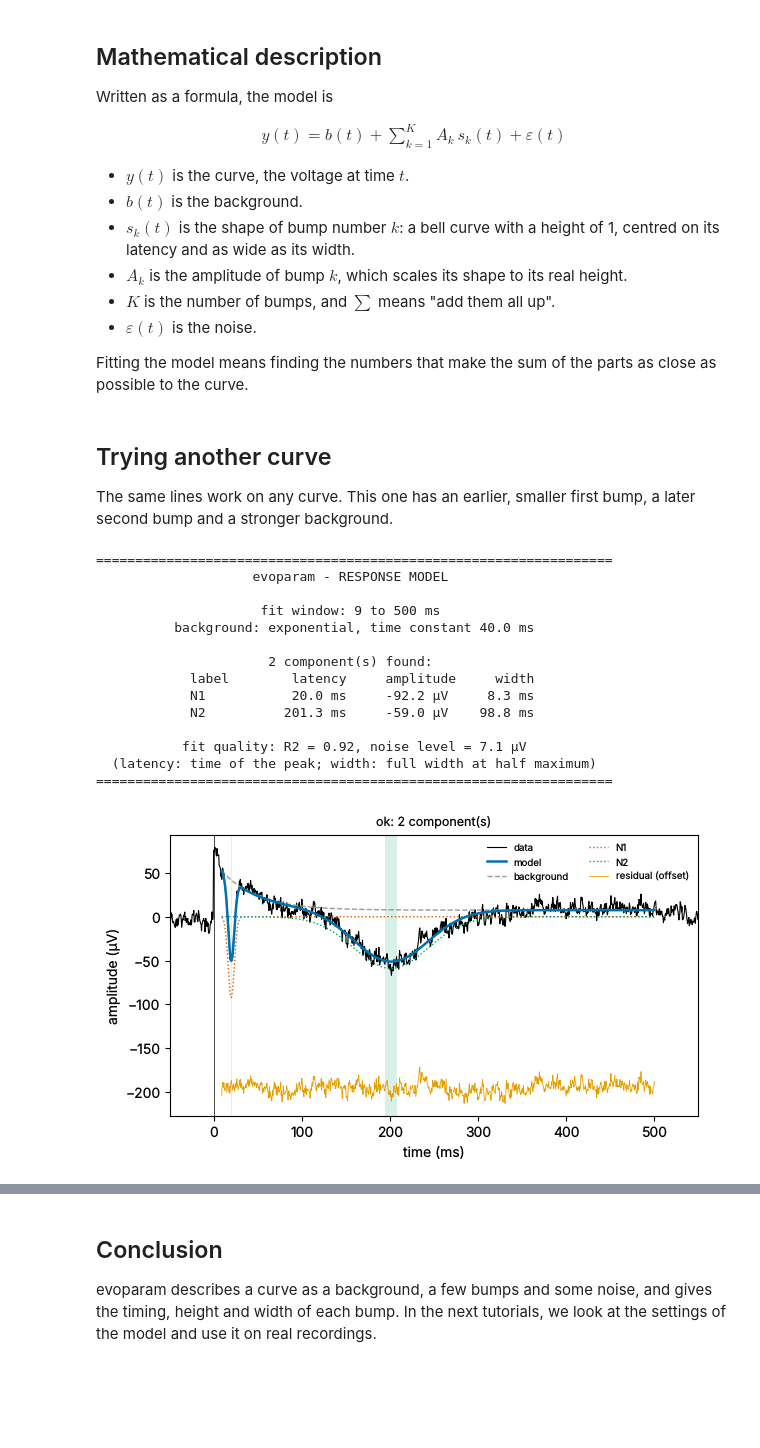
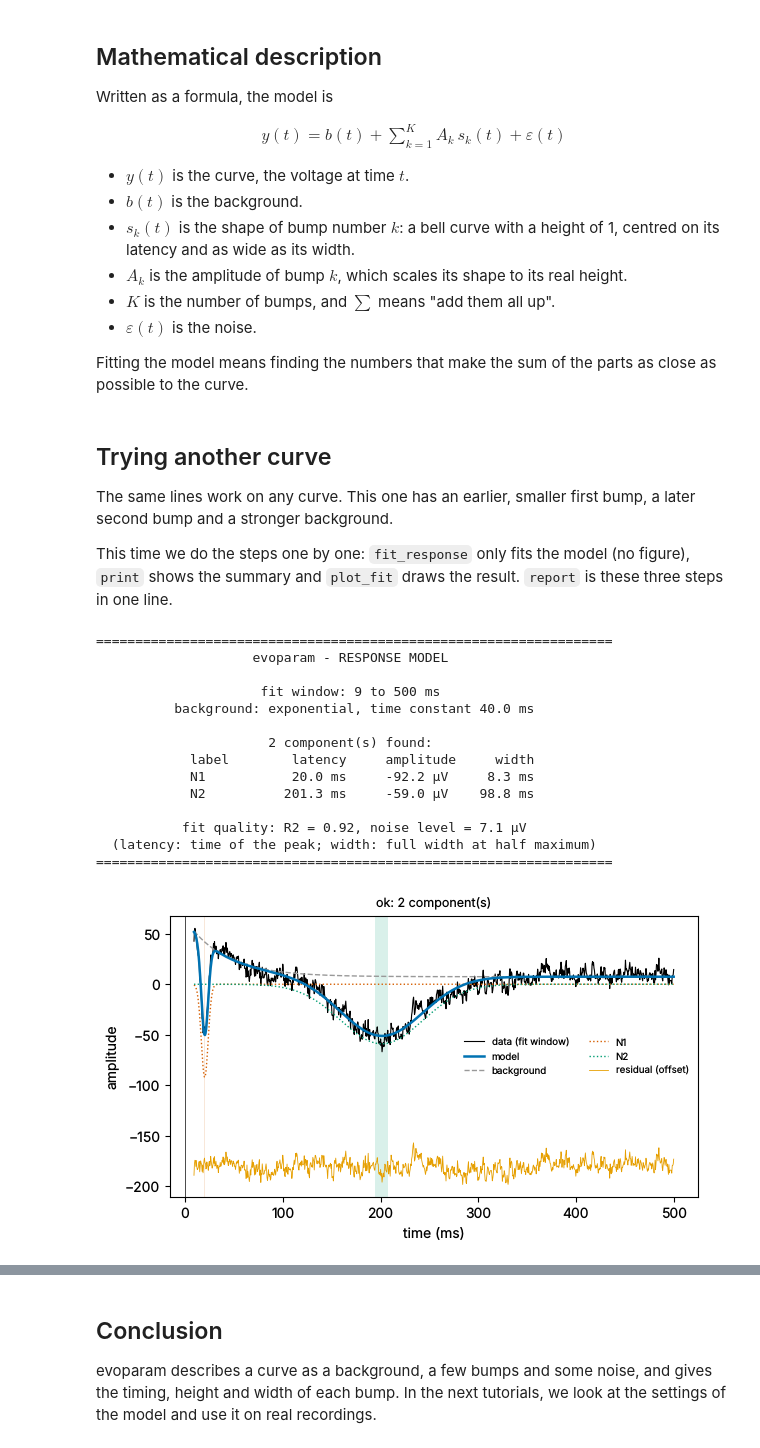
Before and after one commit to yannbellec/evoparam, a Jupyter notebook: docs/notebooks/01_model_description.ipynb, the cells around one changed output, grey strips where cells are left out. Drawn from its saved outputs; the diff is of its cells as text; code cells hidden in the pictures; blank space fills up the shorter version.

```diff
--- a/docs/notebooks/01_model_description.ipynb
+++ b/docs/notebooks/01_model_description.ipynb
@@ -146,27 +153,37 @@ possible to the curve.
 
 The same lines work on any curve. This one has an earlier, smaller first bump, a later
 second bump and a stronger background.
+
+This time we do the steps one by one: ``fit_response`` only fits the model (no figure),
+``print`` shows the summary and ``plot_fit`` draws the result. ``report`` is these three
+steps in one line.
 # %%
 # Two other bumps, and a background given as [height (µV), how fast it fades (ms)]
 bumps = [[20, -100, 8], [200, -50, 100]]
 times2, signal2 = gen_response(bumps, background=[80, 40], seed=1)
-print(report(times2, signal2, preset="ccep"))
+
+# Fit the model, without drawing
+fit2 = fit_response(times2, signal2, preset="ccep")
-# %% [output]
-==================================================================
-                    evoparam - RESPONSE MODEL
-
-                     fit window: 9 to 500 ms
-          background: exponential, time constant 40.0 ms
-
-                      2 component(s) found:
-            label        latency     amplitude     width
-            N1           20.0 ms     -92.2 µV     8.3 ms
-            N2          201.3 ms     -59.0 µV    98.8 ms
-
-           fit quality: R2 = 0.92, noise level = 7.1 µV
-  (latency: time of the peak; width: full width at half maximum)
-==================================================================
-[figure, removed]
+# %%
+# Show the summary, then draw the fit
+print(fit2)
+fig = plot_fit(fit2)
+# %% [output]
+==================================================================
+                    evoparam - RESPONSE MODEL
+
+                     fit window: 9 to 500 ms
+          background: exponential, time constant 40.0 ms
+
+                      2 component(s) found:
+            label        latency     amplitude     width
+            N1           20.0 ms     -92.2 µV     8.3 ms
+            N2          201.3 ms     -59.0 µV    98.8 ms
+
+           fit quality: R2 = 0.92, noise level = 7.1 µV
+  (latency: time of the peak; width: full width at half maximum)
+==================================================================
+[figure, added]
 # %% [markdown]
 <div class="alert alert-info"><h4>Note</h4>
 
```
Also changed, not shown: parts of 3 cells of this notebook.
